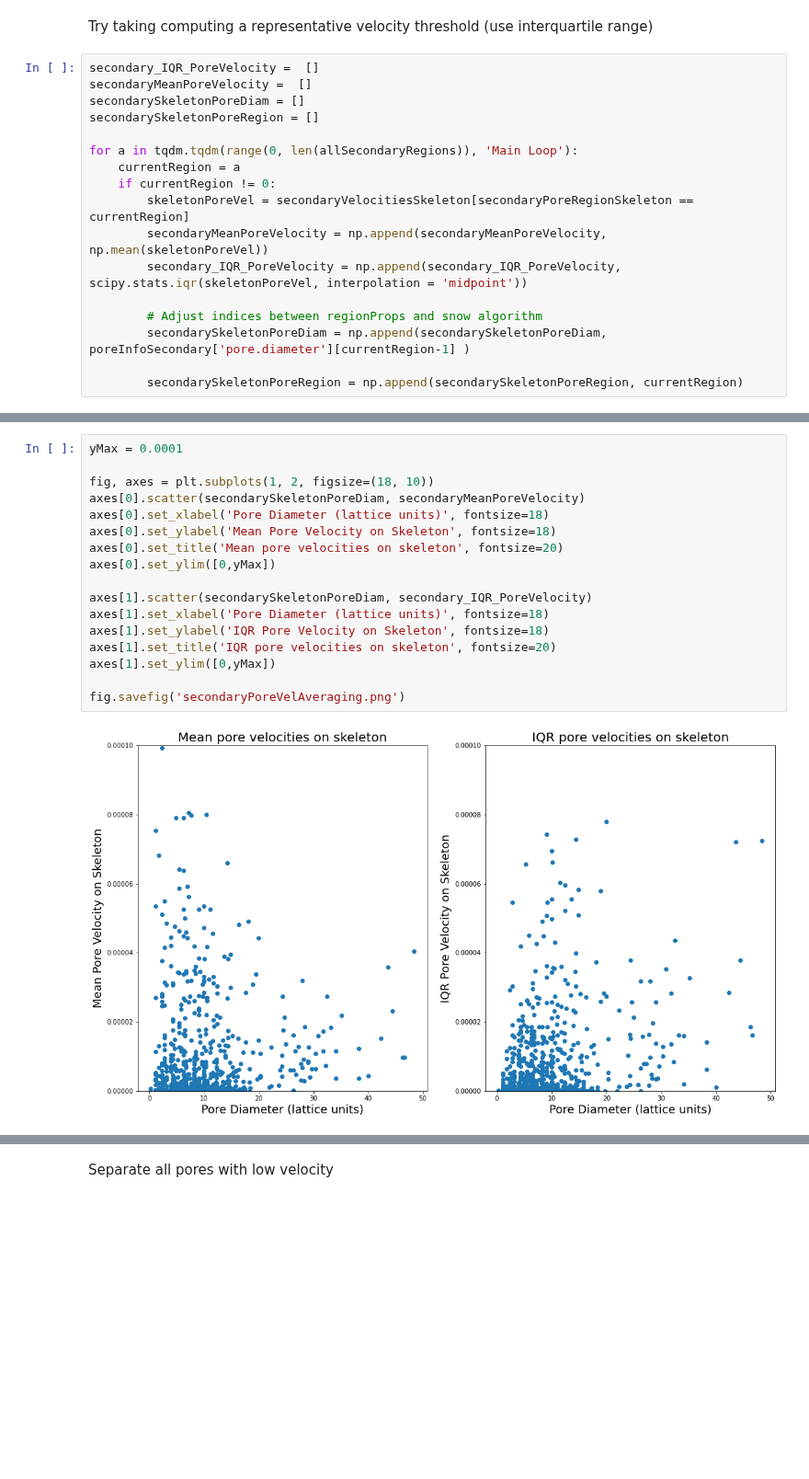
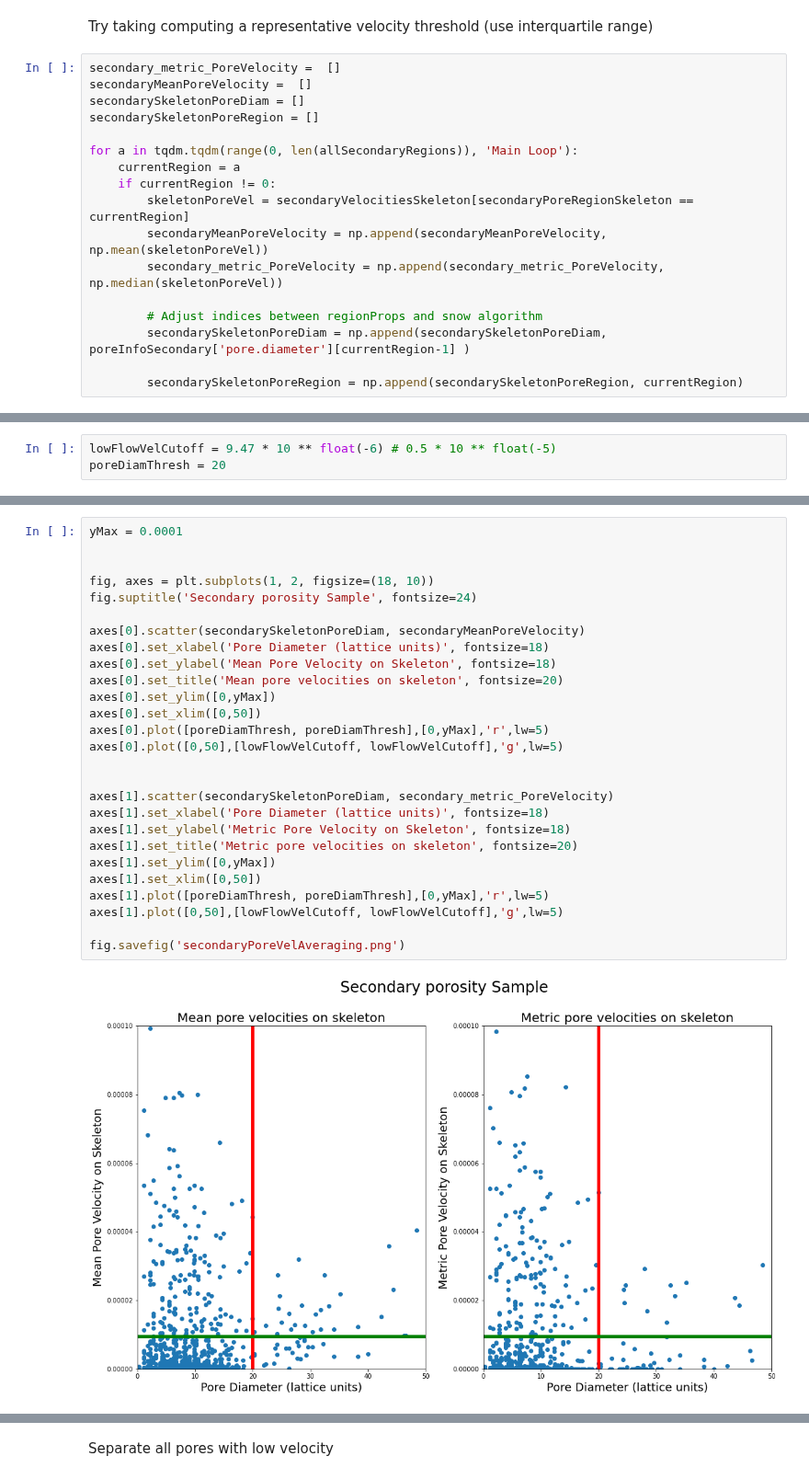
Before and after one commit to akkendrick/LABMOPS, a Jupyter notebook: lowFlowLargePores.ipynb, the cells around one changed output, grey strips where cells are left out. Shown at 92% size. Drawn from its saved outputs; the diff is of its cells as text; blank space fills up the shorter version.

Commit message:
Fixing velocity estimation, adding interpretation

```diff
--- a/lowFlowLargePores.ipynb
+++ b/lowFlowLargePores.ipynb
@@ -228,7 +230,7 @@ for a in tqdm.tqdm(range(0,cubeSize), 'Primary porosity loop'):
 # %% [markdown]
 Try taking computing a representative velocity threshold (use interquartile range)
 # %%
-secondary_IQR_PoreVelocity =  []
+secondary_metric_PoreVelocity =  []
 secondaryMeanPoreVelocity =  []
 secondarySkeletonPoreDiam = []
 secondarySkeletonPoreRegion = []
@@ -238,7 +240,7 @@ for a in tqdm.tqdm(range(0, len(allSecondaryRegions)), 'Main Loop'):
     if currentRegion != 0:
         skeletonPoreVel = secondaryVelocitiesSkeleton[secondaryPoreRegionSkeleton == currentRegion]
         secondaryMeanPoreVelocity = np.append(secondaryMeanPoreVelocity, np.mean(skeletonPoreVel))
-        secondary_IQR_PoreVelocity = np.append(secondary_IQR_PoreVelocity, scipy.stats.iqr(skeletonPoreVel, interpolation = 'midpoint'))
+        secondary_metric_PoreVelocity = np.append(secondary_metric_PoreVelocity, np.median(skeletonPoreVel))
 
         # Adjust indices between regionProps and snow algorithm
         secondarySkeletonPoreDiam = np.append(secondarySkeletonPoreDiam, poreInfoSecondary['pore.diameter'][currentRegion-1] )
@@ -263,0 +268,3 @@ for a in tqdm.tqdm(range(0, len(allPrimaryRegions)), 'Main Loop'):
+# %%
+lowFlowVelCutoff = 9.47 * 10 ** float(-6) # 0.5 * 10 ** float(-5)
+poreDiamThresh = 20
@@ -264,19 +273,29 @@ for a in tqdm.tqdm(range(0, len(allPrimaryRegions)), 'Main Loop'):
 # %%
 yMax = 0.0001
 
+
 fig, axes = plt.subplots(1, 2, figsize=(18, 10))
+fig.suptitle('Secondary porosity Sample', fontsize=24)
+
 axes[0].scatter(secondarySkeletonPoreDiam, secondaryMeanPoreVelocity)
 axes[0].set_xlabel('Pore Diameter (lattice units)', fontsize=18)
 axes[0].set_ylabel('Mean Pore Velocity on Skeleton', fontsize=18)
 axes[0].set_title('Mean pore velocities on skeleton', fontsize=20)
 axes[0].set_ylim([0,yMax])
+axes[0].set_xlim([0,50])
+axes[0].plot([poreDiamThresh, poreDiamThresh],[0,yMax],'r',lw=5)
+axes[0].plot([0,50],[lowFlowVelCutoff, lowFlowVelCutoff],'g',lw=5)
 
-axes[1].scatter(secondarySkeletonPoreDiam, secondary_IQR_PoreVelocity)
+
+axes[1].scatter(secondarySkeletonPoreDiam, secondary_metric_PoreVelocity)
 axes[1].set_xlabel('Pore Diameter (lattice units)', fontsize=18)
-axes[1].set_ylabel('IQR Pore Velocity on Skeleton', fontsize=18)
-axes[1].set_title('IQR pore velocities on skeleton', fontsize=20)
+axes[1].set_ylabel('Metric Pore Velocity on Skeleton', fontsize=18)
+axes[1].set_title('Metric pore velocities on skeleton', fontsize=20)
 axes[1].set_ylim([0,yMax])
+axes[1].set_xlim([0,50])
+axes[1].plot([poreDiamThresh, poreDiamThresh],[0,yMax],'r',lw=5)
+axes[1].plot([0,50],[lowFlowVelCutoff, lowFlowVelCutoff],'g',lw=5)
 
 fig.savefig('secondaryPoreVelAveraging.png')
 # %% [output]
-[figure, old version]
+[figure, new version]
```
Also changed, not shown: parts of 29 cells of this notebook.
